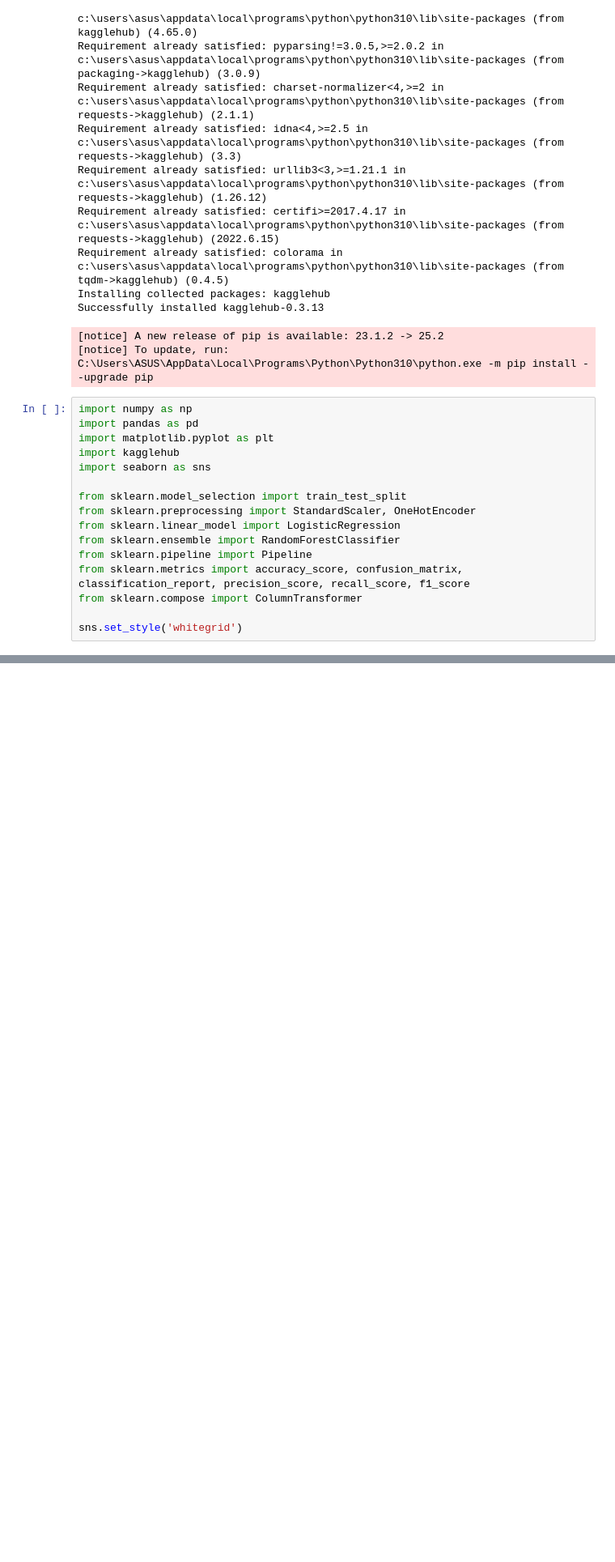
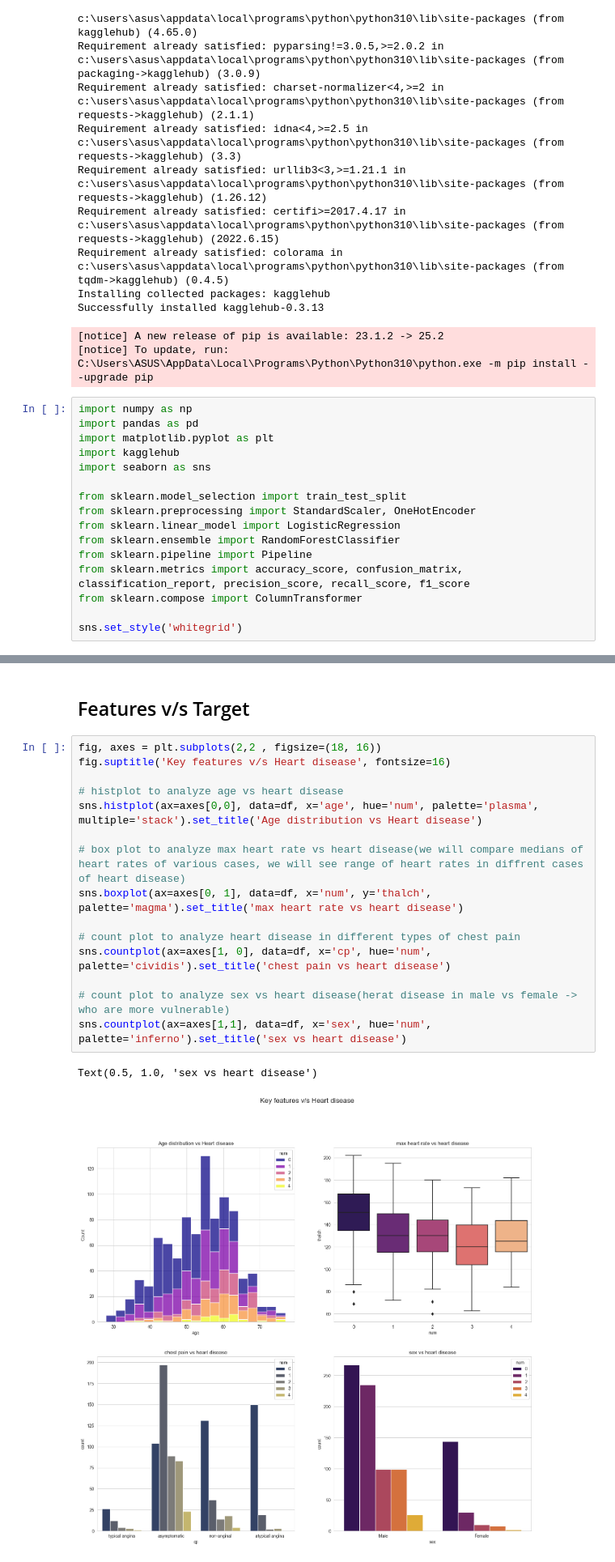
Before and after one commit to RishabhKrPandey/AI, a Jupyter notebook: ml_projects/Heart-disease-prediction/Heart-disease-prediction.ipynb, the cells around one changed output, grey strips where cells are left out. Shown at 81% size. Cells and saved outputs as stored; diff of their text form; blank space fills up the shorter version.

```diff
--- a/ml_projects/Heart-disease-prediction/Heart-disease-prediction.ipynb
+++ b/ml_projects/Heart-disease-prediction/Heart-disease-prediction.ipynb
@@ -44,0 +175,20 @@ sns.set_style('whitegrid')
+# %% [markdown]
+## Features v/s Target
+# %%
+fig, axes = plt.subplots(2,2 , figsize=(18, 16))
+fig.suptitle('Key features v/s Heart disease', fontsize=16)
+
+# histplot to analyze age vs heart disease
+sns.histplot(ax=axes[0,0], data=df, x='age', hue='num', palette='plasma', multiple='stack').set_title('Age distribution vs Heart disease')
+
+# box plot to analyze max heart rate vs heart disease(we will compare medians of heart rates of various cases, we will see range of heart rates in diffrent cases of heart disease)
+sns.boxplot(ax=axes[0, 1], data=df, x='num', y='thalch', palette='magma').set_title('max heart rate vs heart disease')
+
+# count plot to analyze heart disease in different types of chest pain
+sns.countplot(ax=axes[1, 0], data=df, x='cp', hue='num', palette='cividis').set_title('chest pain vs heart disease')
+
+# count plot to analyze sex vs heart disease(herat disease in male vs female -> who are more vulnerable)
+sns.countplot(ax=axes[1,1], data=df, x='sex', hue='num', palette='inferno').set_title('sex vs heart disease')
+# %% [output]
+Text(0.5, 1.0, 'sex vs heart disease')
+[figure, added]
```
Also changed, not shown: parts of 15 cells of this notebook.
